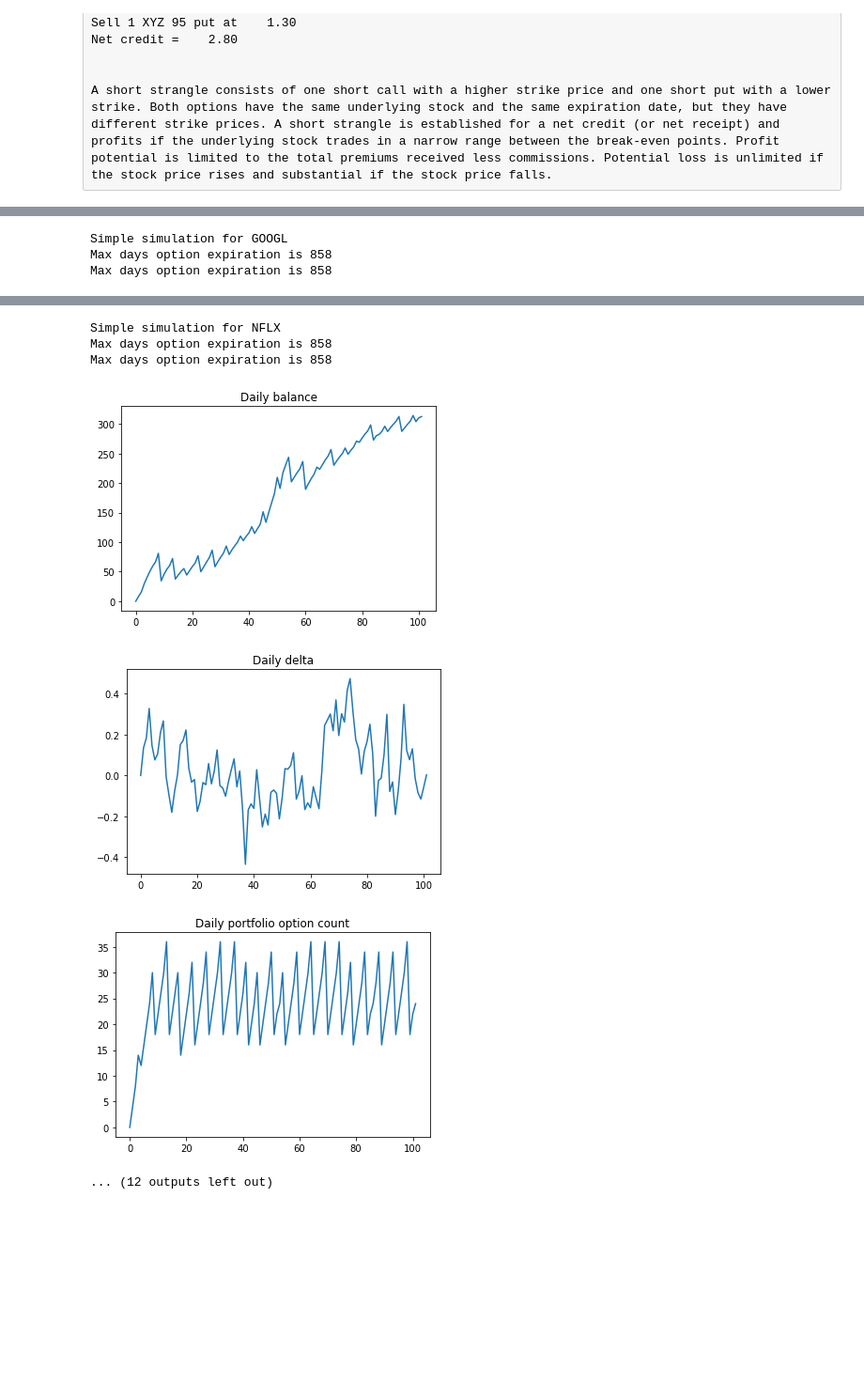
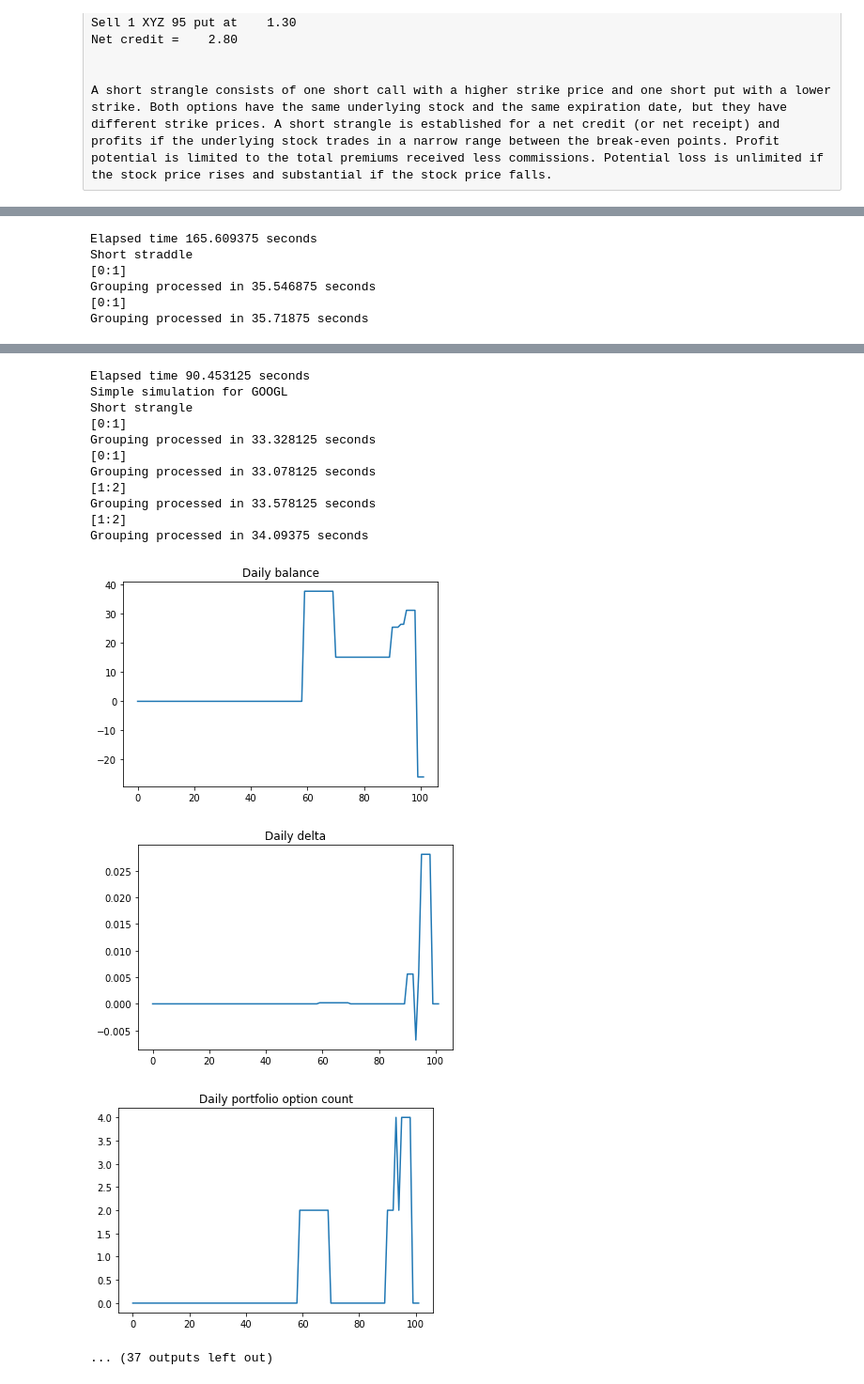
Before and after one commit to su23/WquProfitingFromTimeDecayAnalysis, a Jupyter notebook: short_strangle.ipynb, the cells around one changed output, grey strips where cells are left out. Shown: that part at 94% size. Cells and saved outputs as stored; diff of their text form; code cells hidden in the pictures; blank space fills up the shorter version.

Commit message:
strangle strategy

```diff
--- a/short_strangle.ipynb
+++ b/short_strangle.ipynb
@@ -156,16 +60,11 @@ def trading(call_put, max_days=100, trace=True):
 # %%
 assets = ['AMZN', 'GOOGL', 'NFLX', 'MSFT', 'FB', 'BA']
+#assets = ['AMZN']
 for asset_name in assets:
     print(f"Simple simulation for {asset_name}")
-    #simulate_simple_trading(asset_name)
-
-    df_put = cf.load(asset_name, "put")
-    df_put_days = cf.select_closest_dn_option_max_expiration_days(df_put, 0.5)
-
-    df_call = cf.load(asset_name, "call")
-    df_call_days = cf.select_closest_dn_option_max_expiration_days(df_call, -0.5)
-
-    call_puts = zip(df_call_days.iterrows(), df_put_days.iterrows())
-    trading(call_puts, max_days=100, trace=False)
+    print("Short strangle")
+    ShortStrangle(asset_name).simulate()
+    print("Short straddle")
+    ShortStraddle(asset_name).simulate()
 # %% [output]
 Simple simulation for AMZN
@@ -177,3 +83,6 @@ Max days option expiration is 858
-Simple simulation for GOOGL
-Max days option expiration is 858
-Max days option expiration is 858
+Elapsed time 165.609375 seconds
+Short straddle
+[0:1]
+Grouping processed in 35.546875 seconds
+[0:1]
+Grouping processed in 35.71875 seconds
@@ -183,7 +92,15 @@ Max days option expiration is 858
-Simple simulation for NFLX
-Max days option expiration is 858
-Max days option expiration is 858
+Elapsed time 90.453125 seconds
+Simple simulation for GOOGL
+Short strangle
+[0:1]
+Grouping processed in 33.328125 seconds
+[0:1]
+Grouping processed in 33.078125 seconds
+[1:2]
+Grouping processed in 33.578125 seconds
+[1:2]
+Grouping processed in 34.09375 seconds
-[figure, old version]
+[figure, new version]
-[figure, old version]
+[figure, new version]
-[figure, old version]
+[figure, new version]
-... (12 outputs left out)
+... (37 outputs left out)
```
Also changed, not shown: parts of 6 cells of this notebook, 1 other file.
